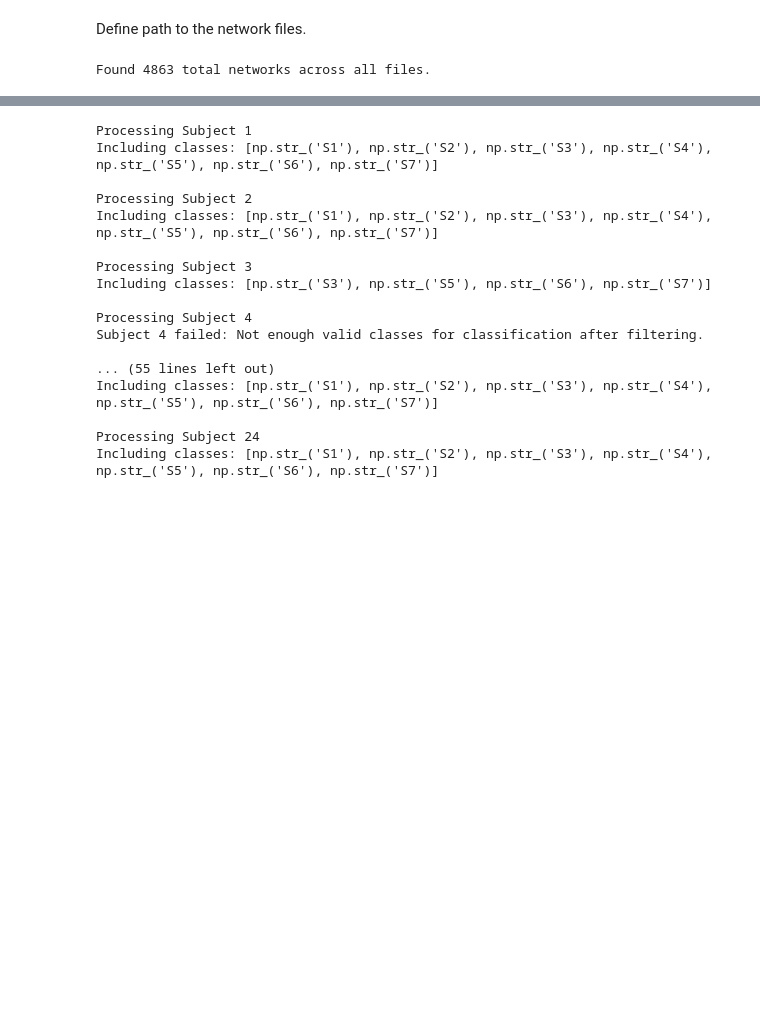
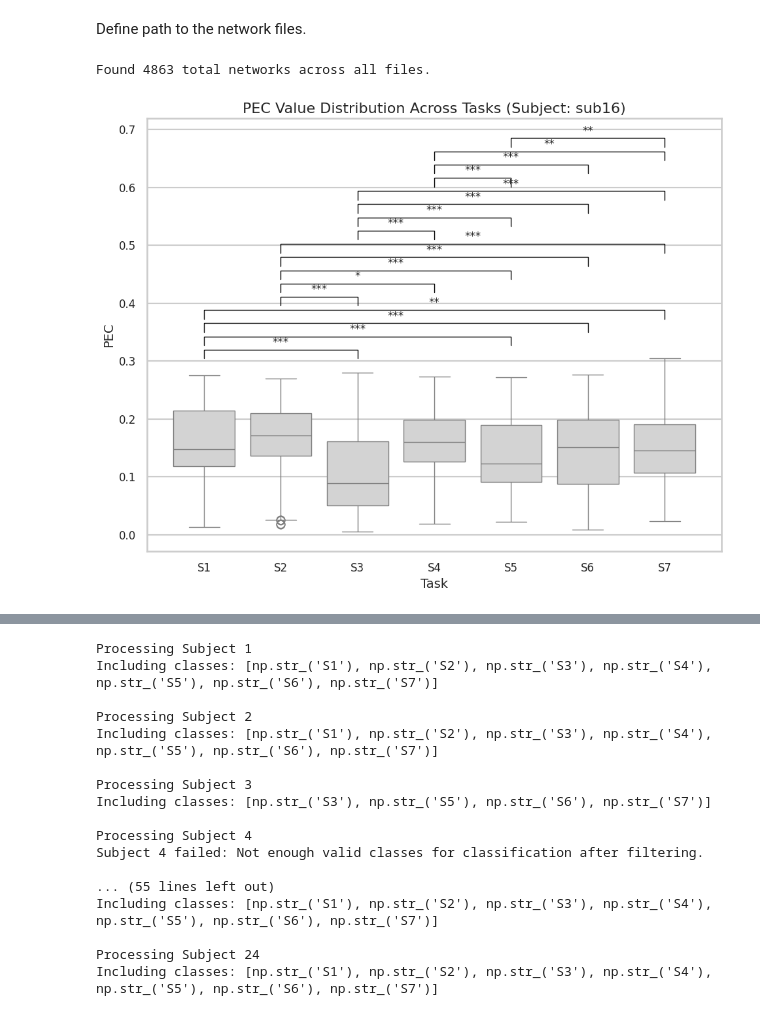
Before and after one commit to principelab/multipec-core, a Jupyter notebook: notebooks/eeg_results.ipynb, the cells around one changed output, grey strips where cells are left out. Saved outputs shown, nothing was run; the diff lists cells and outputs as text; code cells hidden in the pictures; blank space fills up the shorter version.

```diff
--- a/notebooks/eeg_results.ipynb
+++ b/notebooks/eeg_results.ipynb
@@ -8,9 +6,12 @@ import seaborn as sns
 from pathlib import Path
 # %%
-from google.colab import drive
-drive.mount('/content/drive')
+def find_repo_root(marker="setup.py"):
+    path = Path.cwd()
+    while not (path / marker).exists() and path != path.parent:
+        path = path.parent
+    return path
 
-project_root = Path("/content/drive/MyDrive/2025_Projects/MultiPEC/")
+project_root = find_repo_root()
 # %% [output]
 Mounted at /content/drive
 # %%
@@ -277,3 +279,86 @@ all_networks = process_all_subjects(data_folder=output_folder)
 print(f"Found {len(all_networks)} total networks across all files.")
 # %% [output]
 Found 4863 total networks across all files.
+# %%
+import matplotlib.pyplot as plt
+import seaborn as sns
+from scipy.stats import shapiro, ttest_ind, mannwhitneyu
+from itertools import combinations
+from statsmodels.stats.multitest import multipletests
+
+# Prepare DataFrame
+df = pd.DataFrame(all_networks)
+
+# Order tasks
+task_order = ['S1', 'S2', 'S3', 'S4', 'S5', 'S6', 'S7']
+df['task'] = pd.Categorical(df['task'], categories=task_order, ordered=True)
+
+# Test for normality (Shapiro-Wilk)
+normality = {}
+for task in task_order:
+    pec_vals = df[df['task'] == task]['pec']
+    if len(pec_vals) >= 3:  # Shapiro-Wilk requires at least 3 samples
+        stat, p = shapiro(pec_vals)
+        normality[task] = (p > 0.05)
+    else:
+        normality[task] = False
+
+# Pairwise comparisons
+comparisons = []
+pvals = []
+for task1, task2 in combinations(task_order, 2):
+    group1 = df[df['task'] == task1]['pec']
+    group2 = df[df['task'] == task2]['pec']
+
+    if normality[task1] and normality[task2]:
+        stat, p = ttest_ind(group1, group2, equal_var=False)
+        test = 't-test'
+    else:
+        stat, p = mannwhitneyu(group1, group2, alternative='two-sided')
+        test = 'MWU'
+
+    comparisons.append((task1, task2, test))
+    pvals.append(p)
+
+# Apply Bonferroni correction
+_, pvals_corrected, _, _ = multipletests(pvals, method='bonferroni')
+significant = [(a, b, p) for (a, b, _), p in zip(comparisons, pvals_corrected) if p < 0.05]
+
+# Plot
+plt.figure(figsize=(10, 8))
+ax = sns.boxplot(x='task', y='pec', data=df, color='lightgrey')
+# sns.stripplot(x='task', y='pec', data=df, color='black', alpha=0.6, jitter=True)
+
+# Annotation helper
+def add_sig_annotation(ax, x1, x2, y, h, pval):
+    barx = [x1, x1, x2, x2]
+    bary = [y, y+h, y+h, y]
+    ax.plot(barx, bary, color='black', linewidth=1)
+    if pval < 0.001:
+        stars = '***'
+    elif pval < 0.01:
+        stars = '**'
+    else:
+        stars = '*'
+    ax.text((x1 + x2) * .5, y + h + 0.002, stars, ha='center', va='bottom', fontsize=12)
+
+# Add significance annotations
+y_max = df['pec'].max()
+height = (y_max) * 0.05
+offset = 0
+for task1, task2, pval in significant:
+    x1, x2 = task_order.index(task1), task_order.index(task2)
+    y = y_max + offset
+    add_sig_annotation(ax, x1, x2, y, height, pval)
+    offset += height * 1.5  # vertical spacing between lines
+
+# Labels
+plt.title("PEC Value Distribution Across Tasks (Subject: sub16)", fontsize=16)
+plt.xlabel("Task", fontsize=14)
+plt.ylabel("PEC", fontsize=14)
+plt.xticks(fontsize=12)
+plt.yticks(fontsize=12)
+plt.tight_layout()
+plt.show()
+# %% [output]
+[figure, added]
```
Also changed, not shown: parts of 19 cells of this notebook.
